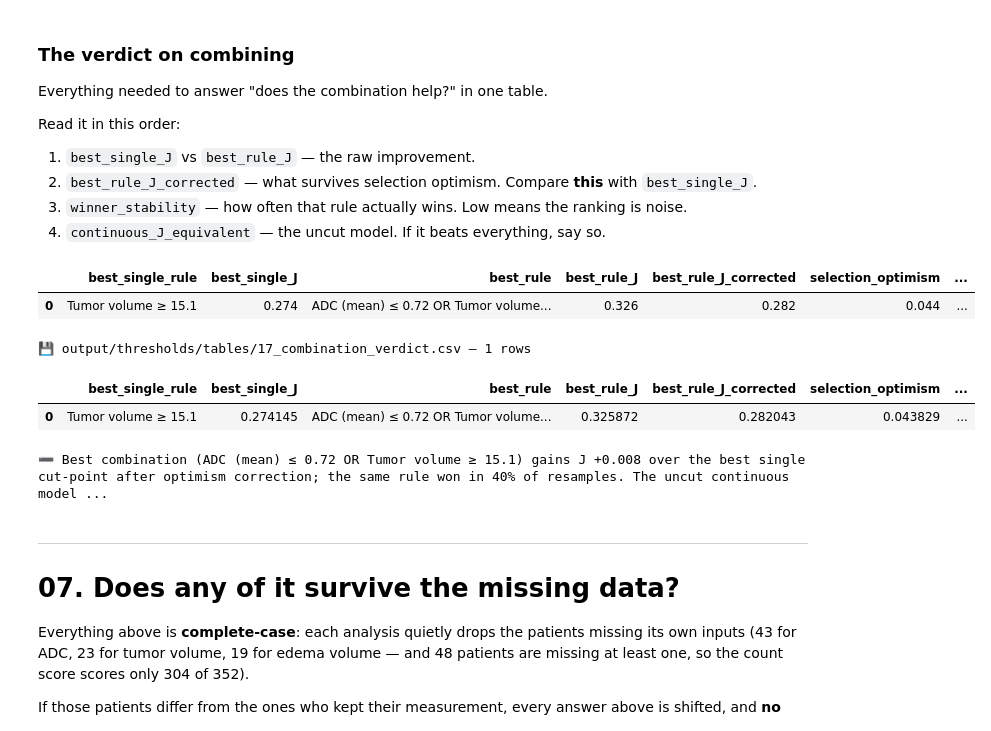
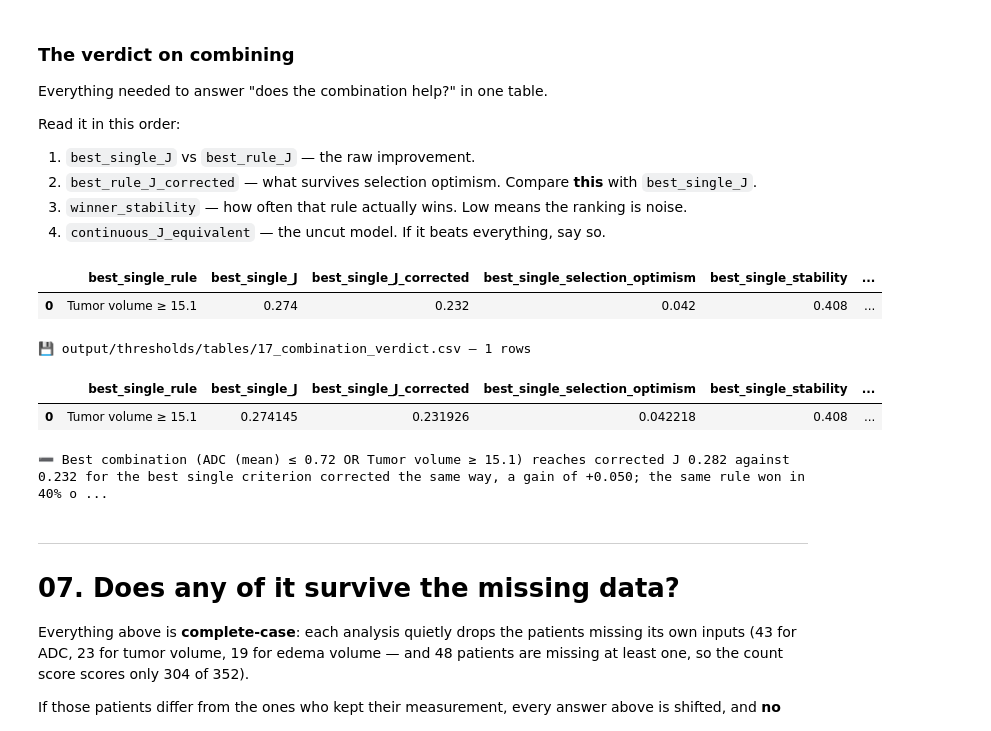
Before and after one commit to DrAndrushka/meningioma-atypier, a Jupyter notebook: meningioma-thresholder.ipynb, the cells around one changed output. Cells and saved outputs as stored; diff of their text form; code cells hidden in the pictures.

```diff
--- a/meningioma-thresholder.ipynb
+++ b/meningioma-thresholder.ipynb
@@ -730,42 +730,53 @@ Read it in this order:
 # %%
 BEST_RULE = cb.bootstrap_best_rule(
     df, CUTPOINTS, TARGET, n_boot=N_BOOTSTRAP_CURVE, seed=BOOTSTRAP_SEED,
 )
-best_single = RULE_MENU.loc[RULE_MENU["kind"] == "single", "youden_J"].max()
+# The same optimism procedure, restricted to the four singles. Without it the
+# comparison is a corrected combination against an uncorrected single, and the
+# whole of the single's own selection optimism is credited to the combination.
+BEST_SINGLE = cb.bootstrap_best_rule(
+    df, CUTPOINTS, TARGET, n_boot=N_BOOTSTRAP_CURVE, seed=BOOTSTRAP_SEED,
+    kinds=("single",),
+)
 auc_corrected = CONTINUOUS_BENCHMARK["AUC_corrected"]
 
 COMBINATION_VERDICT = pd.DataFrame([{
-    "best_single_rule": RULE_MENU.loc[
-        RULE_MENU.loc[RULE_MENU["kind"] == "single", "youden_J"].idxmax(), "rule_label"],
-    "best_single_J": best_single,
+    "best_single_rule": BEST_SINGLE["best_rule"],
+    "best_single_J": BEST_SINGLE["J_apparent"],
+    "best_single_J_corrected": BEST_SINGLE["J_corrected"],
+    "best_single_selection_optimism": BEST_SINGLE["optimism"],
+    "best_single_stability": BEST_SINGLE["winner_stability"],
     "best_rule": BEST_RULE["best_rule"],
     "best_rule_J": BEST_RULE["J_apparent"],
     "best_rule_J_corrected": BEST_RULE["J_corrected"],
     "selection_optimism": BEST_RULE["optimism"],
     "winner_stability": BEST_RULE["winner_stability"],
-    "gain_vs_best_single": BEST_RULE["J_corrected"] - best_single,
+    "gain_apparent": BEST_RULE["J_apparent"] - BEST_SINGLE["J_apparent"],
+    # Corrected against corrected — the only like-for-like comparison.
+    "gain_vs_best_single": BEST_RULE["J_corrected"] - BEST_SINGLE["J_corrected"],
     "continuous_AUC_corrected": auc_corrected,
     "continuous_J_equivalent": 2.0 * (auc_corrected - 0.5),
     "n_used_continuous": CONTINUOUS_BENCHMARK["n_used"],
 }])
 art.table(COMBINATION_VERDICT, "17_combination_verdict",
           caption="Does combining cut-points beat the best single one?")
 # %% [output]
-|  | best_single_rule | best_single_J | best_rule | best_rule_J | best_rule_J_corrected | selection_optimism | ... |
-| 0 | Tumor volume ≥ 15.1 | 0.274 | ADC (mean) ≤ 0.72 OR Tumor volume... | 0.326 | 0.282 | 0.044 | ... |
+|  | best_single_rule | best_single_J | best_single_J_corrected | best_single_selection_optimism | best_single_stability | ... |
+| 0 | Tumor volume ≥ 15.1 | 0.274 | 0.232 | 0.042 | 0.408 | ... |
 💾 output/thresholds/tables/17_combination_verdict.csv — 1 rows
-|  | best_single_rule | best_single_J | best_rule | best_rule_J | best_rule_J_corrected | selection_optimism | ... |
-| 0 | Tumor volume ≥ 15.1 | 0.274145 | ADC (mean) ≤ 0.72 OR Tumor volume... | 0.325872 | 0.282043 | 0.043829 | ... |
+|  | best_single_rule | best_single_J | best_single_J_corrected | best_single_selection_optimism | best_single_stability | ... |
+| 0 | Tumor volume ≥ 15.1 | 0.274145 | 0.231926 | 0.042218 | 0.408 | ... |
 # %%
 gain = float(COMBINATION_VERDICT["gain_vs_best_single"].iloc[0])
+single_corr = float(COMBINATION_VERDICT["best_single_J_corrected"].iloc[0])
 stability = float(COMBINATION_VERDICT["winner_stability"].iloc[0])
 cont_equiv = float(COMBINATION_VERDICT["continuous_J_equivalent"].iloc[0])
 best_corr = float(COMBINATION_VERDICT["best_rule_J_corrected"].iloc[0])
 
 verdict = (
-    f"Best combination ({BEST_RULE['best_rule']}) gains J {gain:+.3f} over the best "
-    f"single cut-point after optimism correction; the same rule won in "
-    f"{stability * 100:.0f}% of resamples."
+    f"Best combination ({BEST_RULE['best_rule']}) reaches corrected J {best_corr:.3f} "
+    f"against {single_corr:.3f} for the best single criterion corrected the same way, "
+    f"a gain of {gain:+.3f}; the same rule won in {stability * 100:.0f}% of resamples."
 )
 if cont_equiv > best_corr:
     verdict += (
@@ -775,7 +786,7 @@ if cont_equiv > best_corr:
 print(("🎯 " if gain > 0.05 and stability > 0.5 else "➖ ") + verdict)
 art.note(verdict)
 # %% [output]
-➖ Best combination (ADC (mean) ≤ 0.72 OR Tumor volume ≥ 15.1) gains J +0.008 over the best single cut-point after optimism correction; the same rule won in 40% of resamples. The uncut continuous model ...
+➖ Best combination (ADC (mean) ≤ 0.72 OR Tumor volume ≥ 15.1) reaches corrected J 0.282 against 0.232 for the best single criterion corrected the same way, a gain of +0.050; the same rule won in 40% o ...
 # %% [markdown]
 ---
 # 07. Does any of it survive the missing data?
```
Also changed, not shown: 3 other files.
